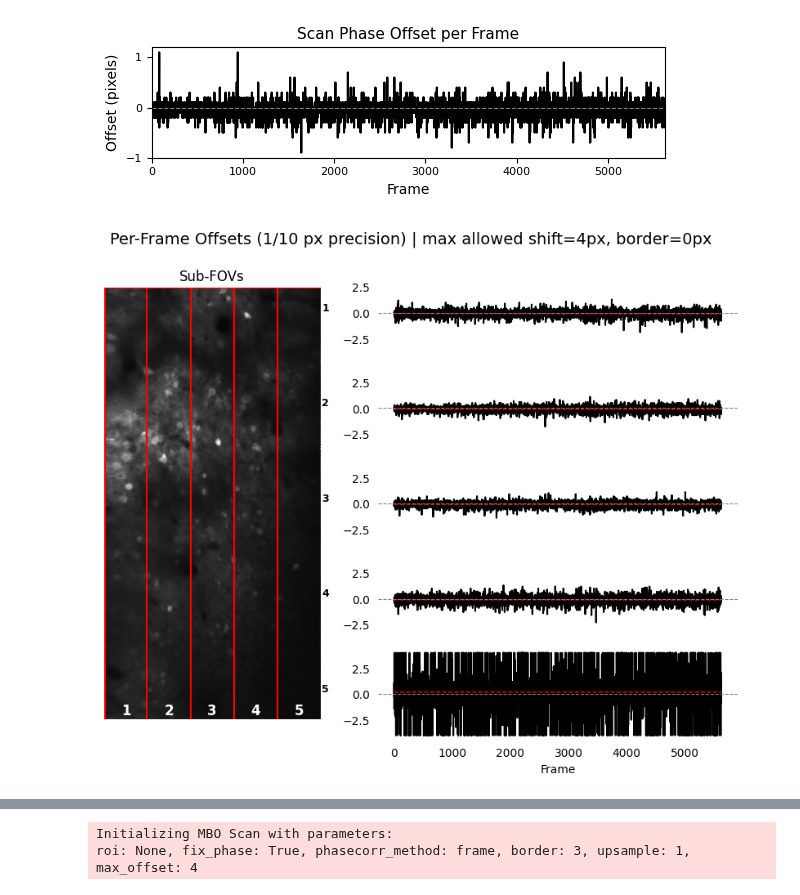
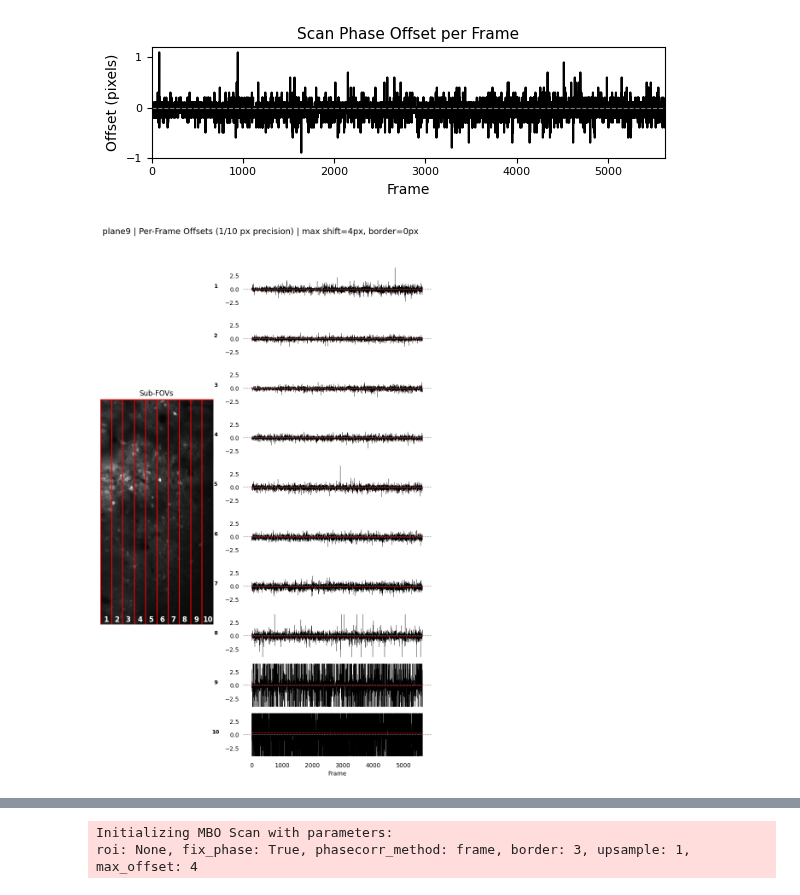
Before and after one commit to apasarkar/masknmf-toolbox, a Jupyter notebook: notebooks/mbo_demos/scan_phase.ipynb, the cells around one changed output, grey strips where cells are left out. Saved outputs shown, nothing was run; the diff lists cells and outputs as text; code cells hidden in the pictures.

Commit message:
add some more z-planes and patch sizes

```diff
--- a/notebooks/mbo_demos/scan_phase.ipynb
+++ b/notebooks/mbo_demos/scan_phase.ipynb
@@ -78,7 +78,7 @@ max_offset = 4
 border = 0
 
 mean_img = data.mean(0).astype(np.float32)
-xsplits, offsets = phase_offsets_timecourse(data, n_parts=5, upsample=upsample, max_offset=max_offset, border=border)
+xsplits, offsets = phase_offsets_timecourse(data, n_parts=6, upsample=upsample, max_offset=max_offset, border=border)
 n_parts, n_frames = offsets.shape
 
 # Get global y-axis limits across all patches
@@ -87,70 +87,3 @@ ymin, ymax = all_y.min(), all_y.max()
 pad = 0.05 * (ymax - ymin)
 ymin -= pad
 ymax += pad
-# %%
-fig = plt.figure(figsize=(10, 1.5 * n_parts), constrained_layout=True)
-fig.suptitle(f"Per-Frame Offsets (1/{upsample} px precision) | max allowed shift={max_offset}px, border={border}px", fontsize=14, y=0.94)
-
-outer = GridSpec(1, 2, width_ratios=[1.2, 2], wspace=0.2)
-
-ax_img = fig.add_subplot(outer[0, 0])
-ax_img.imshow(mean_img, cmap="gray")
-h, w = mean_img.shape
-for i in range(n_parts):
-    x0, x1 = xsplits[i], xsplits[i + 1]
-    center_x = (x0 + x1) / 2
-    rect = plt.Rectangle((x0, 0), x1 - x0, h, edgecolor="red", facecolor="none", linewidth=1.5)
-    ax_img.add_patch(rect)
-    ax_img.text(center_x, h - 10, f"{i+1}", color='w', fontsize=12, weight="bold", ha="center", va="center")
-ax_img.set_title("Sub-FOVs", fontsize=12)
-ax_img.axis("off")
-
-inner = GridSpecFromSubplotSpec(n_parts, 1, subplot_spec=outer[0, 1], hspace=0.05)
-for i in range(n_parts):
-    ax = fig.add_subplot(inner[i])
-    y = offsets[i]
-    x = np.arange(len(y))
-    ax.plot(x, y, color="black", label="Offset")
-
-    # Fit line
-    slope, intercept = np.polyfit(x, y, deg=1)
-    fit = slope * x + intercept
-    ax.plot(x, fit, color="red", linestyle="--", linewidth=1, label="Linear Fit")
-    ax.set_ylim(ymin, ymax)
-
-    ax.axhline(0, color="gray", linestyle="--", lw=0.8)
-    ax.set_ylabel(f"{i + 1}", fontsize=9, weight="bold", rotation=0, labelpad=15)
-    ax.spines[:].set_visible(False)
-    ax.tick_params(axis='y', which='both', left=False, right=False)
-    ax.tick_params(axis='x', which='both', bottom=False, labelbottom=(i == n_parts - 1))
-    if i == n_parts - 1:
-        ax.set_xlabel("Frame", fontsize=10)
-
-save_dir = Path("./results")
-save_dir.mkdir(exist_ok=True)
-plane = 7
-roi = 7
-save_name = save_dir.joinpath(f"plane{plane}_roi{roi}_")
-plt.show()
-# %% [output]
-[figure, removed]
-# %%
-inner = GridSpecFromSubplotSpec(n_parts, 1, subplot_spec=outer[0, 1], hspace=0.05)
-for i in range(n_parts):
-    ax = fig.add_subplot(inner[i])
-    y = offsets[i]
-    x = np.arange(len(y))
-    ax.plot(x, y, color="black", label="Offset")
-
-    # Fit line
-    slope, intercept = np.polyfit(x, y, deg=1)
-    fit = slope * x + intercept
-    ax.plot(x, fit, color="red", linestyle="--", linewidth=1, label="Linear Fit")
-
-    ax.axhline(0, color="gray", linestyle="--", lw=0.8)
-    ax.set_ylabel(f"{i + 1}", fontsize=9, weight="bold", rotation=0, labelpad=15)
-    ax.spines[:].set_visible(False)
-    ax.tick_params(axis='y', which='both', left=False, right=False)
-    ax.tick_params(axis='x', which='both', bottom=False, labelbottom=(i == n_parts - 1))
-    if i == n_parts - 1:
-        ax.set_xlabel("Frame", fontsize=10)
@@ -156,0 +152,4 @@ for i in range(n_parts):
+# %%
+run_plot_for_plane(data_store["plane9"], "plane9", save_dir="./results", n_parts=10, upsample=10, max_offset=4, border=0)
+# %% [output]
+[figure, added]
```
Also changed, not shown: parts of 3 cells of this notebook, 2 other files.
